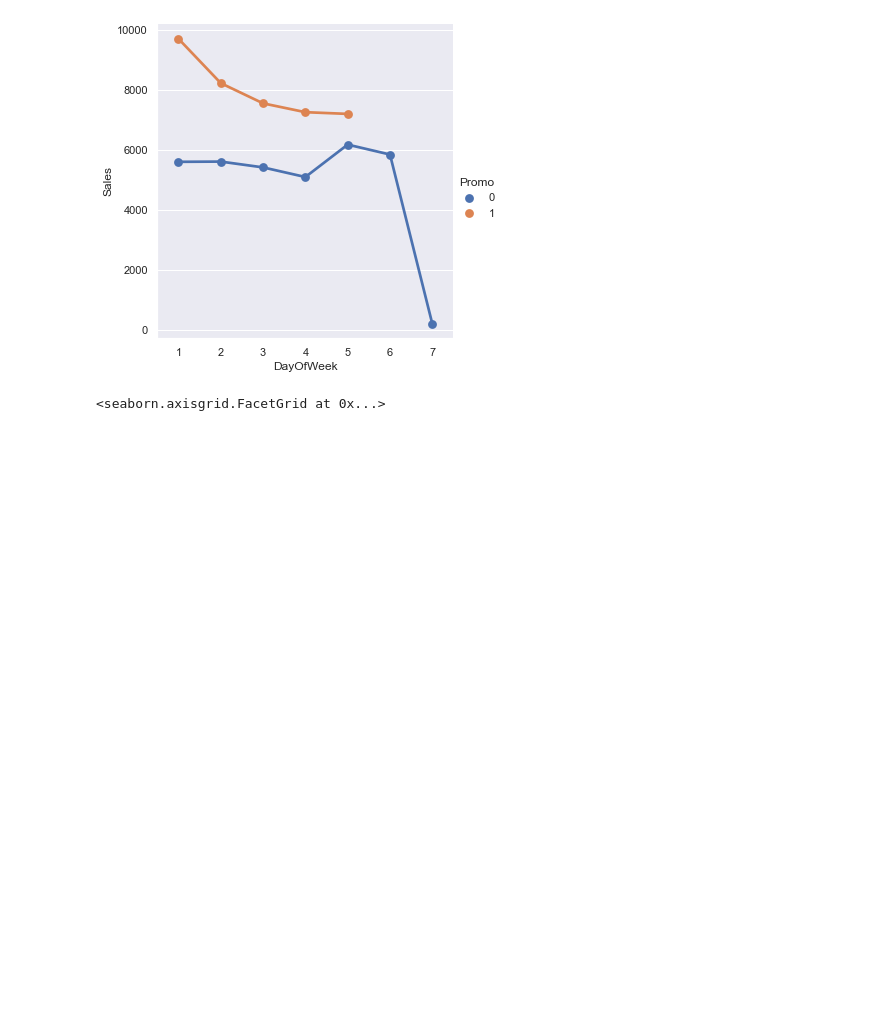
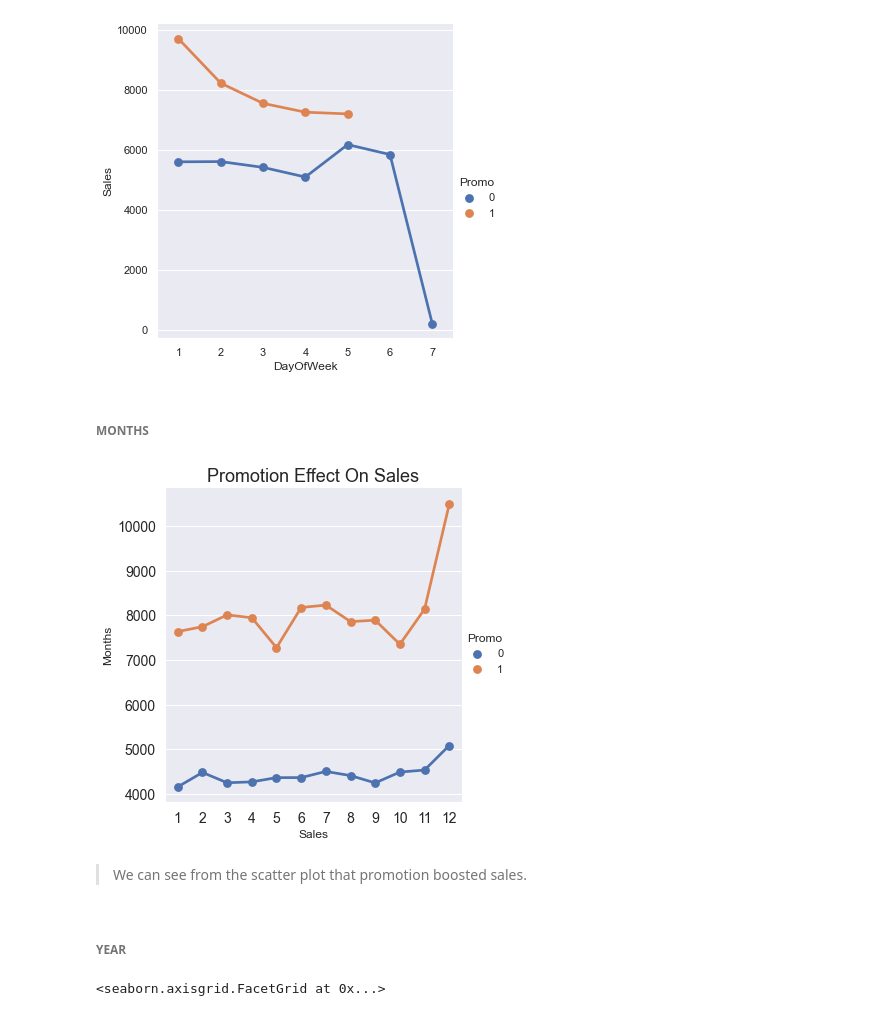
Before and after one commit to Melak2017/Pharmaceutical-Sales-Prediction-, a Jupyter notebook: notebooks/data_exploration.ipynb, the cells around one changed output. Cells and saved outputs as stored; diff of their text form; code cells hidden in the pictures; blank space fills up the shorter version.

Commit message:
effect of promotion on stores

```diff
--- a/notebooks/data_exploration.ipynb
+++ b/notebooks/data_exploration.ipynb
@@ -415,6 +419,23 @@ sns.factorplot(data = train_df, x ="DayOfWeek", y = "Sales",
 # %% [output]
 <seaborn.axisgrid.FacetGrid at 0x...>
 [figure]
+# %% [markdown]
+###### MONTHS
+# %%
+sns.factorplot(data = merged_df, x ="Month", y = "Sales",
+               hue = 'Promo')
+plt.title("Promotion Effect On Sales", size=18)
+plt.xticks(fontsize=14)
+plt.yticks(fontsize=14)
+plt.xlabel(xlabel="Sales", fontsize=12)
+plt.ylabel(ylabel="Months", fontsize=12)
+plt.show()
+# %% [output]
+[figure, added]
+# %% [markdown]
+>We can see from the scatter plot that promotion boosted sales.
+# %% [markdown]
+###### YEAR
 # %%
 sns.catplot(data=train_df, x="Month", y="Customers",col='Promo',row="Year", hue='DayOfWeek', kind='point')
 # %% [output]
```
Also changed, not shown: parts of 6 cells of this notebook.
